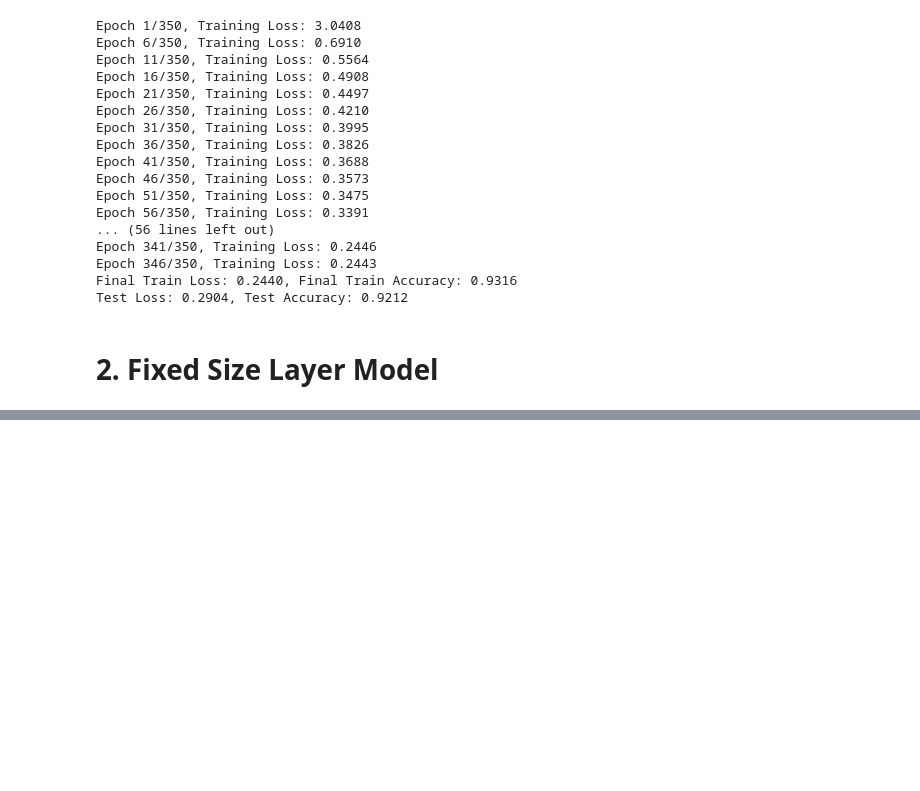
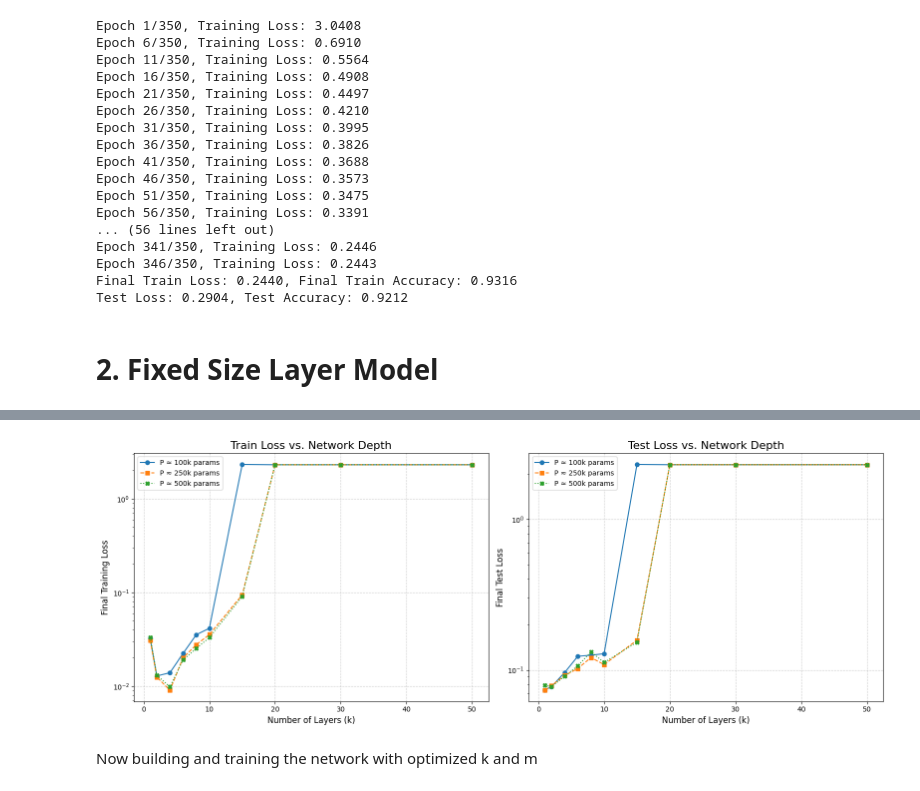
Before and after one commit to yashc73080/CS462-Deep-Learning, a Jupyter notebook: HW1/architecture_and_hyperparam_search.ipynb, the cells around one changed output, grey strips where cells are left out. Drawn from its saved outputs; the diff is of its cells as text; code cells hidden in the pictures; blank space fills up the shorter version.

Commit message:
Optimized k and m

```diff
--- a/HW1/architecture_and_hyperparam_search.ipynb
+++ b/HW1/architecture_and_hyperparam_search.ipynb
@@ -234 +329,48 @@ class FixedSizeNetwork(nn.Module):
+# %%
+# Plot training and testing loss
+fig, (ax1, ax2) = plt.subplots(1, 2, figsize=(16, 6))
+
+# Define styles for each line to make them unique
+styles = {
+    100000: {'marker': 'o', 'linestyle': '-', 'color': 'C0'}, # Circle, solid, blue
+    250000: {'marker': 's', 'linestyle': '--', 'color': 'C1'}, # Square, dashed, orange
+    500000: {'marker': 'X', 'linestyle': ':', 'color': 'C2'}  # X, dotted, green
+}
+
+# Plot 1: Training Loss
+ax1.set_title('Train Loss vs. Network Depth', fontsize=16)
+ax1.set_xlabel('Number of Layers (k)', fontsize=12)
+ax1.set_ylabel('Final Training Loss', fontsize=12)
+
+# Loop through each parameter budget (P) in the results
+for P, data in all_results.items():
+    style = styles[P]
+    # Plot k vs training loss for the current P
+    ax1.plot(data['k'], data['train_loss'], marker=style['marker'], linestyle=style['linestyle'], color=style['color'], label=f'P ≈ {P/1000:.0f}k params')
+
+ax1.legend()
+ax1.grid(True, linestyle='--', alpha=0.6)
+ax1.set_yscale('log')
+
+# Plot 2: Test Loss
+ax2.set_title('Test Loss vs. Network Depth', fontsize=16)
+ax2.set_xlabel('Number of Layers (k)', fontsize=12)
+ax2.set_ylabel('Final Test Loss', fontsize=12)
+
+# Loop through each parameter budget (P) in the results
+for P, data in all_results.items():
+    style = styles[P]
+    # Plot k vs test loss for the current P
+    ax2.plot(data['k'], data['test_loss'], marker=style['marker'], linestyle=style['linestyle'], color=style['color'], label=f'P ≈ {P/1000:.0f}k params')
+
+ax2.legend()
+ax2.grid(True, linestyle='--', alpha=0.6)
+ax2.set_yscale('log')
+
+plt.tight_layout()
+plt.show()
+# %% [output]
+[figure, added]
+# %% [markdown]
+Now building and training the network with optimized k and m
 # %%
```
Also changed, not shown: parts of 8 cells of this notebook.
